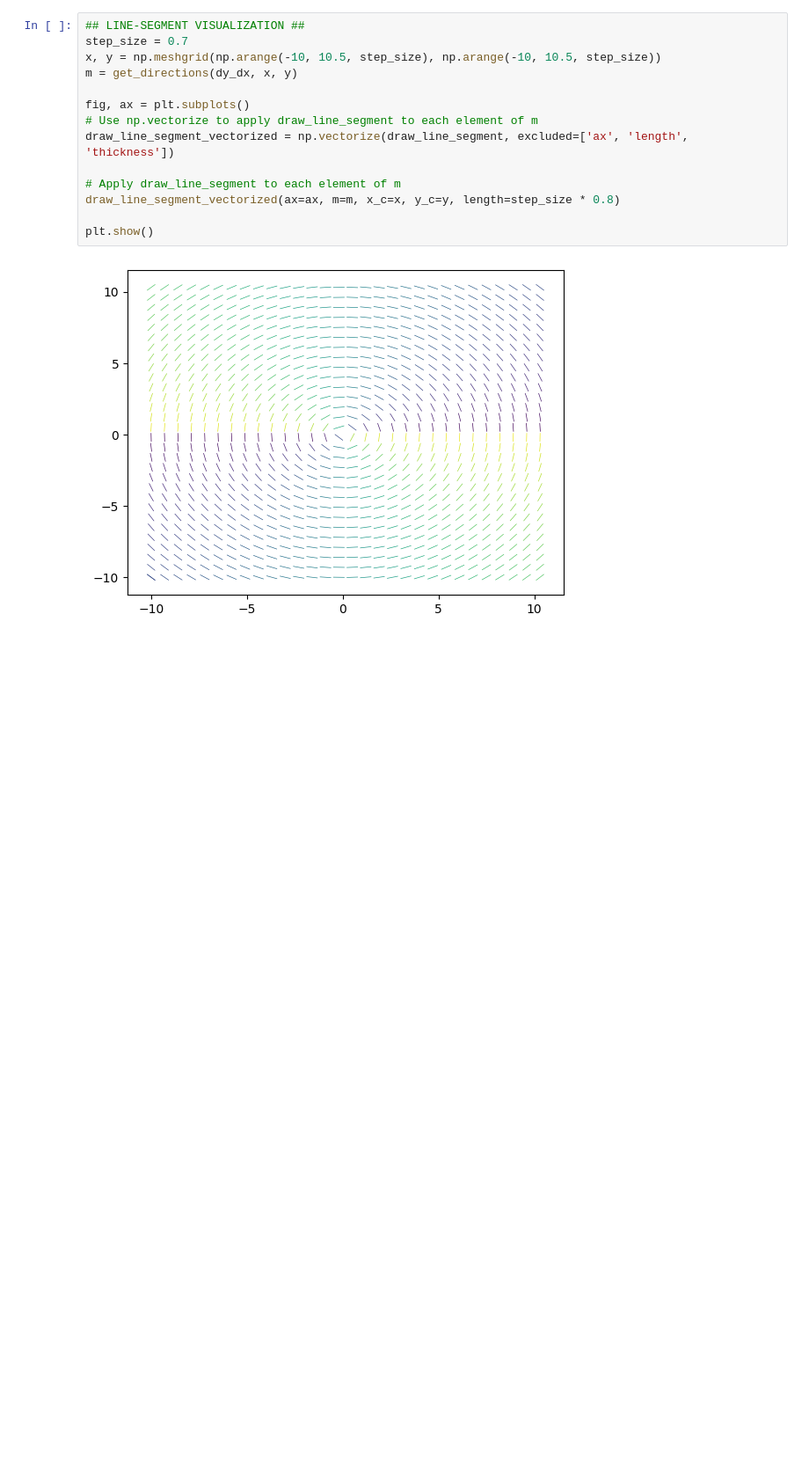
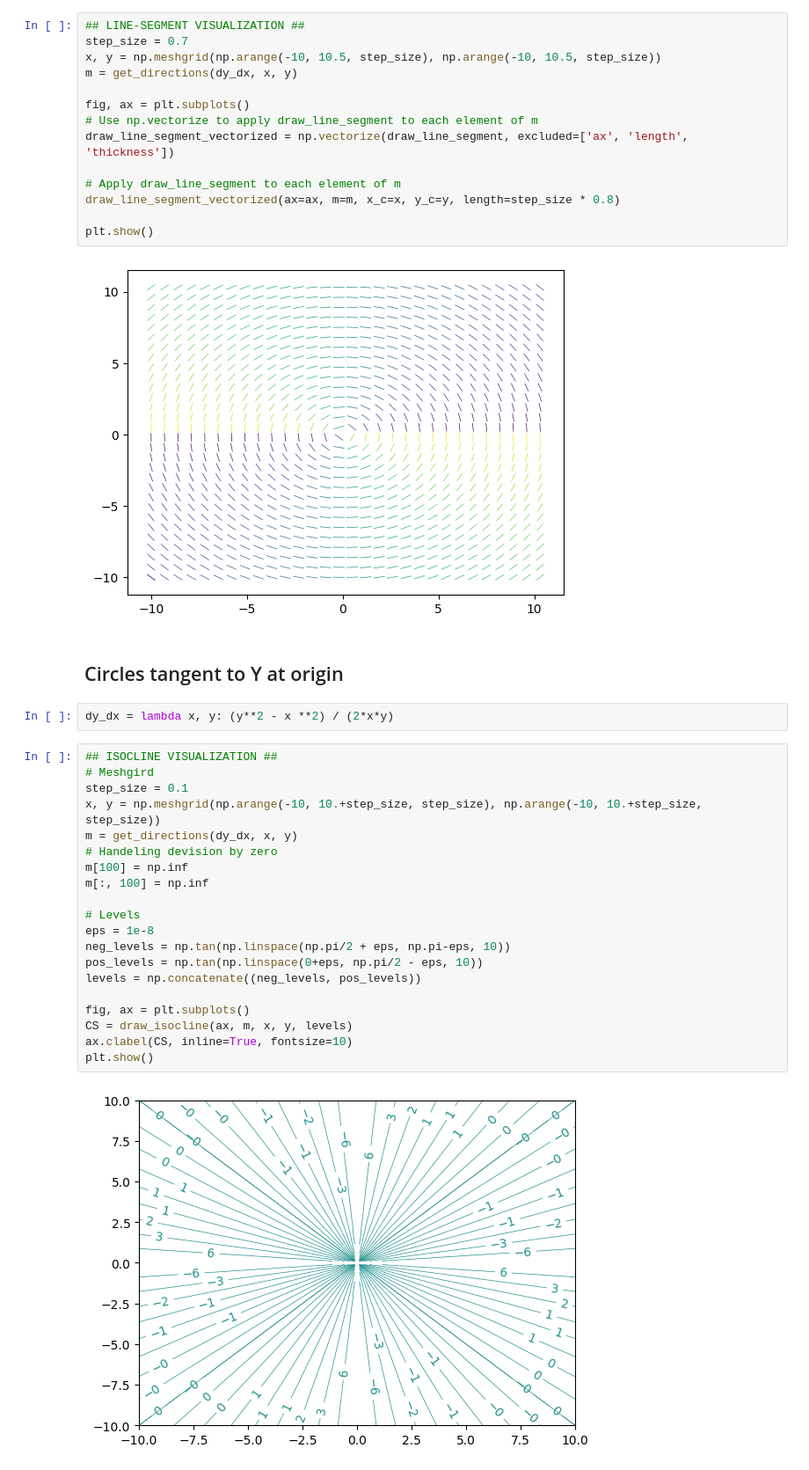
Before and after one commit to amin1nasim/Differential_Equation_Playground, a Jupyter notebook: Direction Field & Isocline/line-segments & isoclines.ipynb, the cells around one changed output. Shown at 88% size. Saved outputs shown, nothing was run; the diff lists cells and outputs as text; blank space fills up the shorter version.

Commit message:
more linesegments and isoclines

```diff
--- a/Direction Field & Isocline/line-segments & isoclines.ipynb
+++ b/Direction Field & Isocline/line-segments & isoclines.ipynb
@@ -67,3 +70,29 @@ draw_line_segment_vectorized(ax=ax, m=m, x_c=x, y_c=y, length=step_size * 0.8)
 plt.show()
 # %% [output]
 [figure]
+# %% [markdown]
+## Circles tangent to Y at origin
+# %%
+dy_dx = lambda x, y: (y**2 - x **2) / (2*x*y)
+# %%
+## ISOCLINE VISUALIZATION ##
+# Meshgird
+step_size = 0.1
+x, y = np.meshgrid(np.arange(-10, 10.+step_size, step_size), np.arange(-10, 10.+step_size, step_size))
+m = get_directions(dy_dx, x, y)
+# Handeling devision by zero
+m[100] = np.inf
+m[:, 100] = np.inf
+
+# Levels
+eps = 1e-8
+neg_levels = np.tan(np.linspace(np.pi/2 + eps, np.pi-eps, 10))
+pos_levels = np.tan(np.linspace(0+eps, np.pi/2 - eps, 10))
+levels = np.concatenate((neg_levels, pos_levels))
+
+fig, ax = plt.subplots()
+CS = draw_isocline(ax, m, x, y, levels)
+ax.clabel(CS, inline=True, fontsize=10)
+plt.show()
+# %% [output]
+[figure, added]
```
Also changed, not shown: parts of 6 cells of this notebook.
